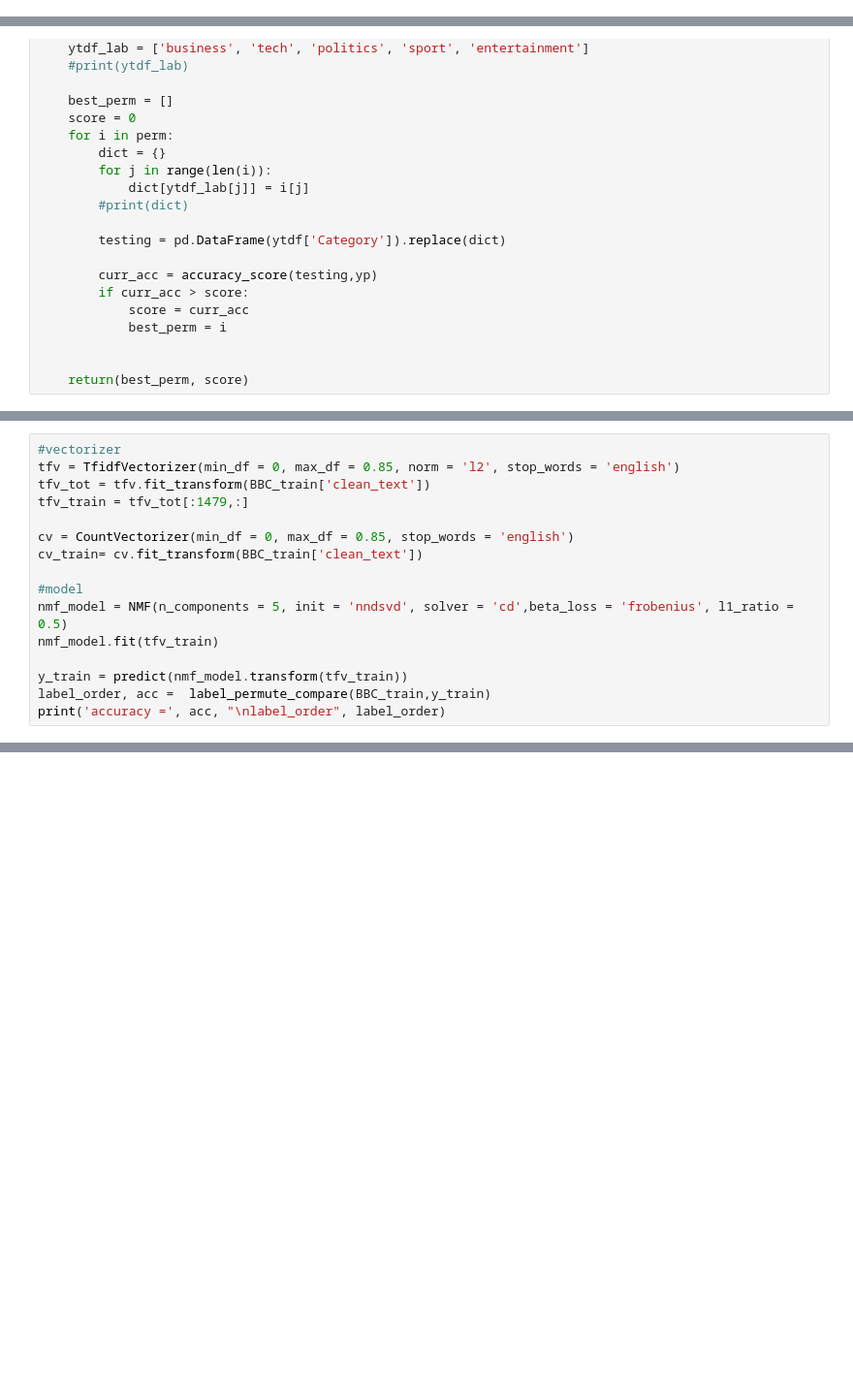
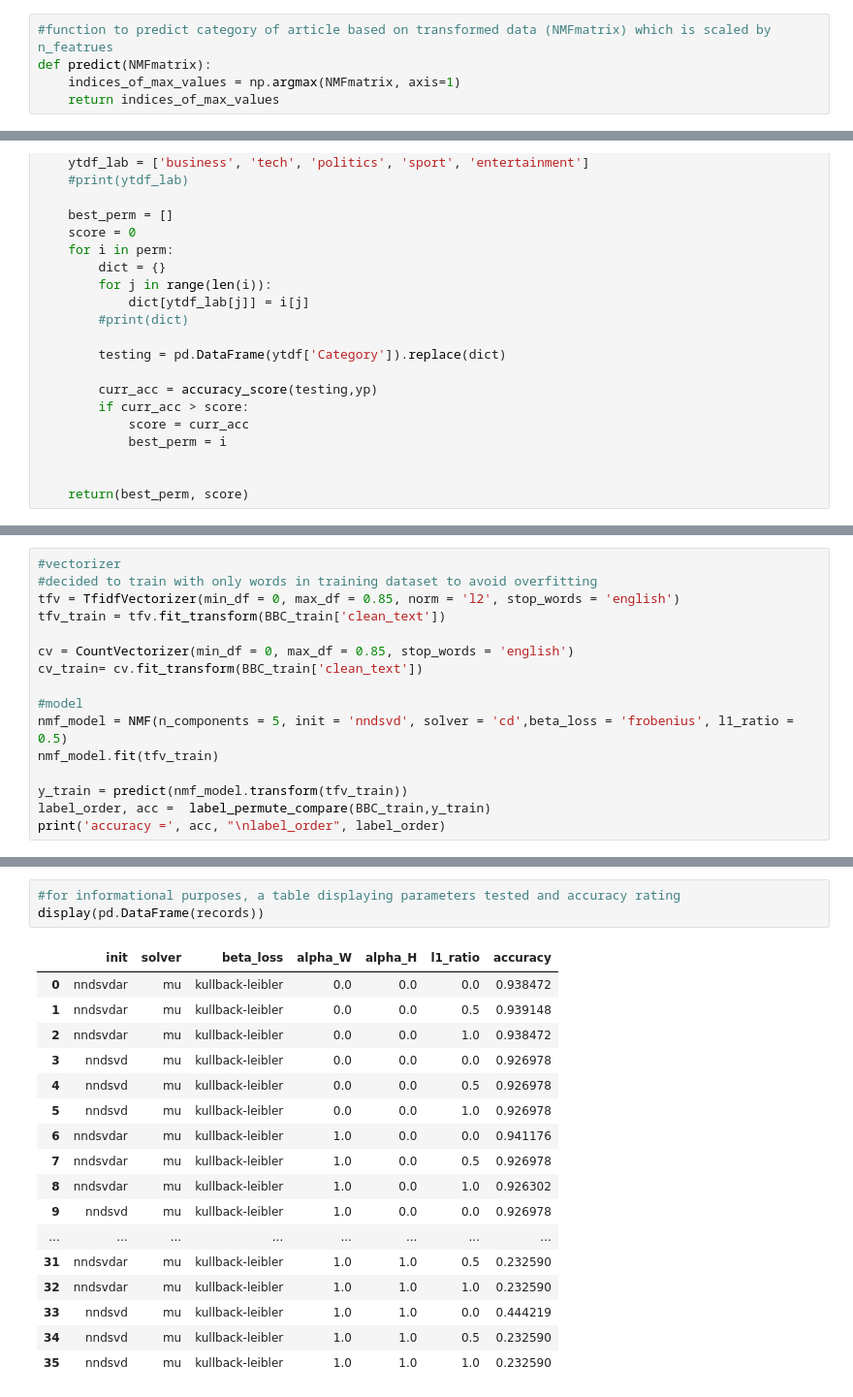
Before and after one commit to ancr8790/BBCNewsClassification, a Jupyter notebook: week4minproj.ipynb, the cells around one changed output, grey strips where cells are left out. Shown at 97% size. Saved outputs shown, nothing was run; the diff lists cells and outputs as text; blank space fills up the shorter version.

```diff
--- a/week4minproj.ipynb
+++ b/week4minproj.ipynb
@@ -221,0 +264,5 @@ def predict(NMFmatrix):
+# %%
+#function to predict category of article based on transformed data (NMFmatrix) which is scaled by n_featrues
+def predict(NMFmatrix):
+    indices_of_max_values = np.argmax(NMFmatrix, axis=1)
+    return indices_of_max_values
@@ -253,8 +308,8 @@ def label_permute_compare(ytdf,yp, n = 5):
 # %%
 #vectorizer
+#decided to train with only words in training dataset to avoid overfitting
 tfv = TfidfVectorizer(min_df = 0, max_df = 0.85, norm = 'l2', stop_words = 'english')
-tfv_tot = tfv.fit_transform(BBC_train['clean_text'])
-tfv_train = tfv_tot[:1479,:]
+tfv_train = tfv.fit_transform(BBC_train['clean_text'])
 
 cv = CountVectorizer(min_df = 0, max_df = 0.85, stop_words = 'english')
 cv_train= cv.fit_transform(BBC_train['clean_text'])
@@ -336 +372,22 @@ max_nmf_acc, best_nmf_clf
+# %%
+#for informational purposes, a table displaying parameters tested and accuracy rating
+display(pd.DataFrame(records))
+# %% [output]
+|  | init | solver | beta_loss | alpha_W | alpha_H | l1_ratio | accuracy |
+| 0 | nndsvdar | mu | kullback-leibler | 0.0 | 0.0 | 0.0 | 0.938472 |
+| 1 | nndsvdar | mu | kullback-leibler | 0.0 | 0.0 | 0.5 | 0.939148 |
+| 2 | nndsvdar | mu | kullback-leibler | 0.0 | 0.0 | 1.0 | 0.938472 |
+| 3 | nndsvd | mu | kullback-leibler | 0.0 | 0.0 | 0.0 | 0.926978 |
+| 4 | nndsvd | mu | kullback-leibler | 0.0 | 0.0 | 0.5 | 0.926978 |
+| 5 | nndsvd | mu | kullback-leibler | 0.0 | 0.0 | 1.0 | 0.926978 |
+| 6 | nndsvdar | mu | kullback-leibler | 1.0 | 0.0 | 0.0 | 0.941176 |
+| 7 | nndsvdar | mu | kullback-leibler | 1.0 | 0.0 | 0.5 | 0.926978 |
+| 8 | nndsvdar | mu | kullback-leibler | 1.0 | 0.0 | 1.0 | 0.926302 |
+| 9 | nndsvd | mu | kullback-leibler | 1.0 | 0.0 | 0.0 | 0.926978 |
+| ... | ... | ... | ... | ... | ... | ... | ... |
+| 31 | nndsvdar | mu | kullback-leibler | 1.0 | 1.0 | 0.5 | 0.232590 |
+| 32 | nndsvdar | mu | kullback-leibler | 1.0 | 1.0 | 1.0 | 0.232590 |
+| 33 | nndsvd | mu | kullback-leibler | 1.0 | 1.0 | 0.0 | 0.444219 |
+| 34 | nndsvd | mu | kullback-leibler | 1.0 | 1.0 | 0.5 | 0.232590 |
+| 35 | nndsvd | mu | kullback-leibler | 1.0 | 1.0 | 1.0 | 0.232590 |
 # %%
```
Also changed, not shown: parts of 63 cells of this notebook.
